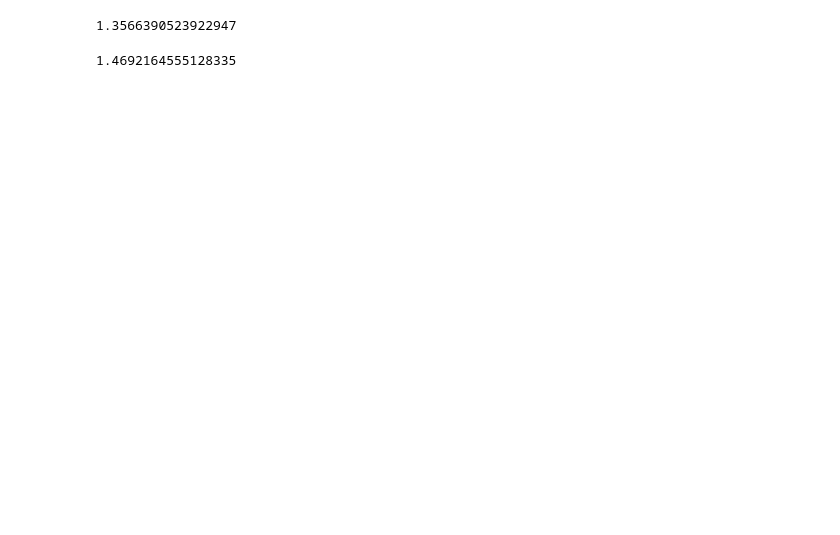
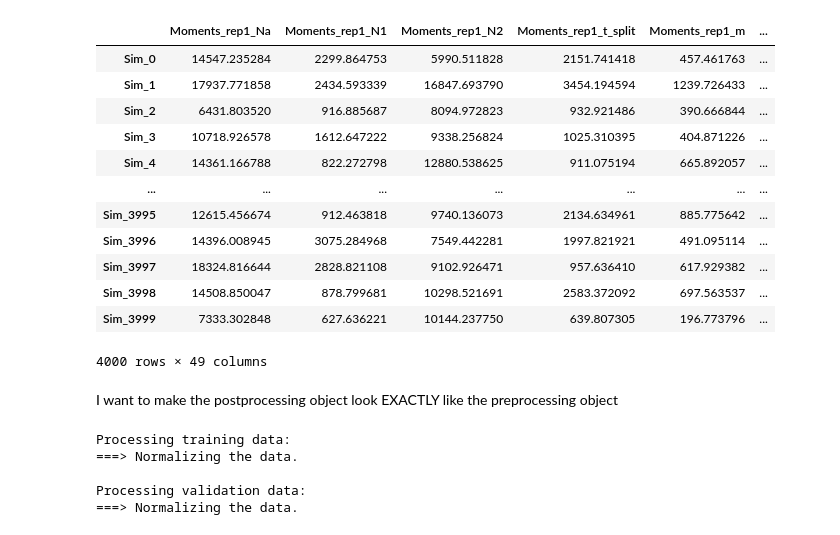
Before and after one commit to ak1376/Demographic_Inference, a Jupyter notebook: notebooks/probing_inference.ipynb, the cells around one changed output. Drawn from its saved outputs; the diff is of its cells as text; code cells hidden in the pictures; blank space fills up the shorter version.

Commit message:
Contains the postprocessing code for proper normalization + outlier removal

```diff
--- a/notebooks/probing_inference.ipynb
+++ b/notebooks/probing_inference.ipynb
@@ -324,3 +0,0 @@ training_targets.shape
-# %%
-with open("/sietch_colab/akapoor/Demographic_Inference/bottleneck_experiments_seed_42/sims/sims_pretrain_10_sims_inference_5_seed_42_num_replicates_5/preprocessing_results_obj.pkl", "rb") as f:
-    preproc = pickle.load(f)
@@ -333,4 +0,0 @@ preproc['training']['upper_triangular_FIM_reshape'].shape
-# %%
-# load in the pickle file
-with open("/sietch_colab/akapoor/Demographic_Inference/bottleneck_experiments_seed_42/models/sims_pretrain_20_sims_inference_5_seed_42_num_replicates_10_top_values_5/num_hidden_neurons_32_num_hidden_layers_2_num_epochs_100_dropout_value_0_weight_decay_0_batch_size_65_EarlyStopping_False/snn_results.pkl", "rb") as f:
-    snn_results = pickle.load(f)
@@ -406,8 +0,0 @@ def rrmse(y_true, y_pred):
-# %%
-rrmse(snn_results['training']['targets'], snn_results['training']['predictions'])
-# %% [output]
-1.3566390523922947
-# %%
-rrmse(snn_results['validation']['targets'], snn_results['validation']['predictions'])
-# %% [output]
-1.4692164555128335
@@ -413,0 +8,24 @@ rrmse(snn_results['validation']['targets'], snn_results['validation']['predictio
+# %%
+with open('/sietch_colab/akapoor/Demographic_Inference/sims_pretrain_5000_sims_inference_1_seed_42_num_replicates_3_top_values_2/postprocessing_results.pkl', 'rb') as f:
+    postprocessing_results = pickle.load(f)
+# %%
+with open('/sietch_colab/akapoor/Demographic_Inference/sims_pretrain_5000_sims_inference_1_seed_42_num_replicates_3_top_values_2/preprocessing_results_obj.pkl', 'rb') as f:
+    preprocessing_results_obj = pickle.load(f)
+# %%
+preprocessing_results_obj['training']['predictions']
+# %% [output]
+|  | Moments_rep1_Na | Moments_rep1_N1 | Moments_rep1_N2 | Moments_rep1_t_split | Moments_rep1_m | ... |
+| Sim_0 | 14547.235284 | 2299.864753 | 5990.511828 | 2151.741418 | 457.461763 | ... |
+| Sim_1 | 17937.771858 | 2434.593339 | 16847.693790 | 3454.194594 | 1239.726433 | ... |
+| Sim_2 | 6431.803520 | 916.885687 | 8094.972823 | 932.921486 | 390.666844 | ... |
+| Sim_3 | 10718.926578 | 1612.647222 | 9338.256824 | 1025.310395 | 404.871226 | ... |
+| Sim_4 | 14361.166788 | 822.272798 | 12880.538625 | 911.075194 | 665.892057 | ... |
+| ... | ... | ... | ... | ... | ... | ... |
+| Sim_3995 | 12615.456674 | 912.463818 | 9740.136073 | 2134.634961 | 885.775642 | ... |
+| Sim_3996 | 14396.008945 | 3075.284968 | 7549.442281 | 1997.821921 | 491.095114 | ... |
+| Sim_3997 | 18324.816644 | 2828.821108 | 9102.926471 | 957.636410 | 617.929382 | ... |
+| Sim_3998 | 14508.850047 | 878.799681 | 10298.521691 | 2583.372092 | 697.563537 | ... |
+| Sim_3999 | 7333.302848 | 627.636221 | 10144.237750 | 639.807305 | 196.773796 | ... |
+4000 rows × 49 columns
+# %% [markdown]
+I want to make the postprocessing object look EXACTLY like the preprocessing object
@@ -413,0 +143,8 @@ rrmse(snn_results['validation']['targets'], snn_results['validation']['predictio
+# %%
+postprocessing_dict = postprocessing(experiment_config, training_features, training_targets, validation_features, validation_targets)
+# %% [output]
+Processing training data:
+===> Normalizing the data.
+
+Processing validation data:
+===> Normalizing the data.
```
Also changed, not shown: parts of 74 cells of this notebook.
